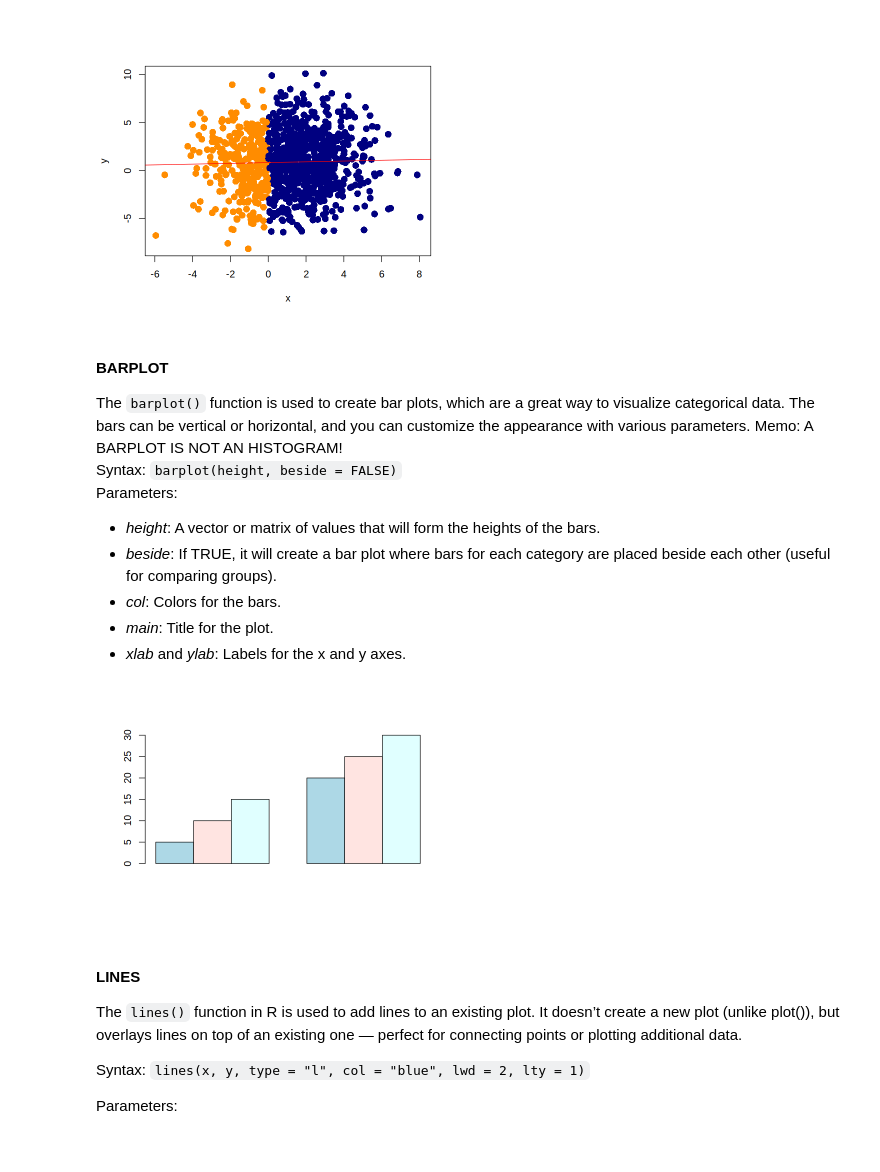
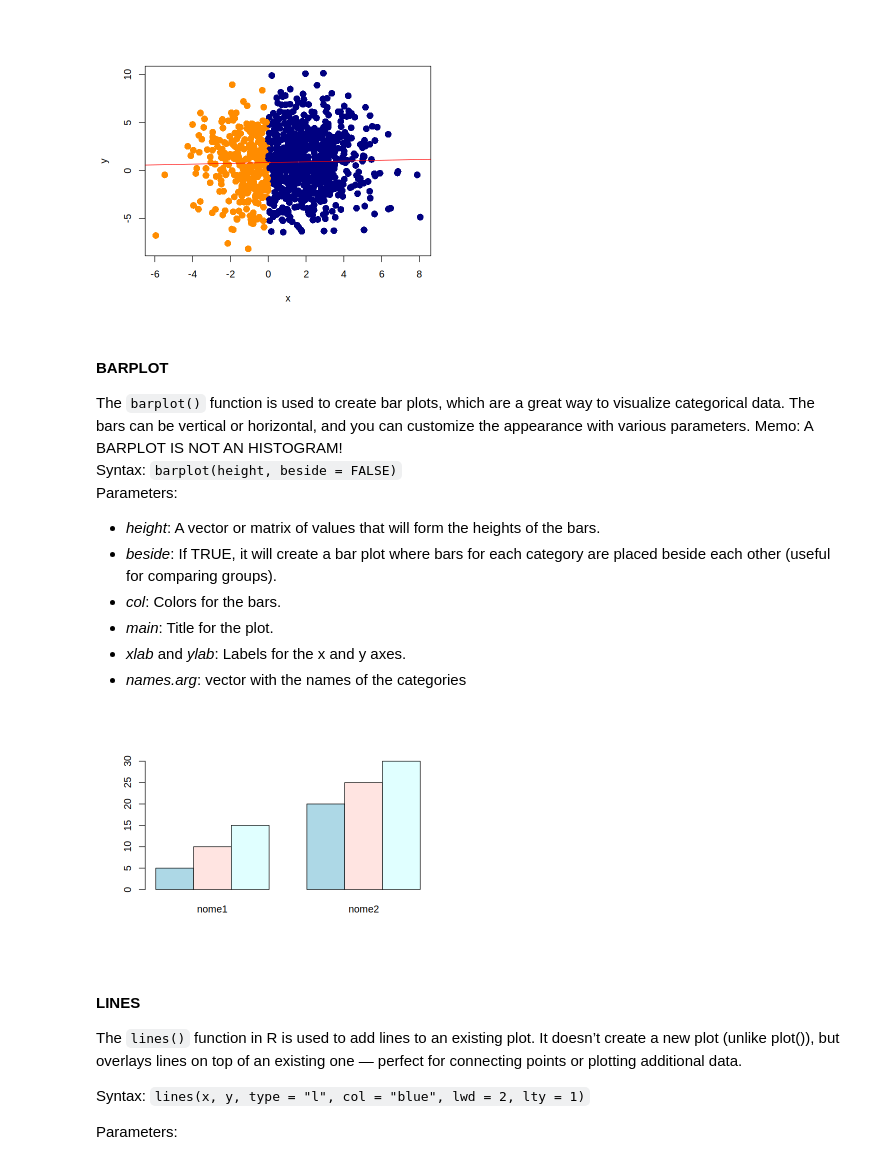
Before and after one commit to seccobenedetto/coding_tutorials, a Jupyter notebook: R.ipynb, the cells around one changed output. Saved outputs shown, nothing was run; the diff lists cells and outputs as text; code cells hidden in the pictures.

```diff
--- a/R.ipynb
+++ b/R.ipynb
@@ -1171,18 +1256,20 @@ Parameters:
 * *col*: Colors for the bars.
 * *main*: Title for the plot.
 * *xlab* and *ylab*: Labels for the x and y axes.
+* *names.arg*: vector with the names of the categories
 # %%
 options(repr.plot.width = 6, repr.plot.height = 4)
 
 # Example with multiple categories (a matrix)
 data_matrix <- matrix(c(5, 10, 15, 20, 25, 30), ncol = 2, nrow=3)
+names <- c('nome1', 'nome2')
 
 # Bar plot with side-by-side bars for each category
-barplot(data_matrix, beside = TRUE,
+barplot(data_matrix, beside = TRUE, names.arg = names,
         col = c("lightblue","mistyrose","lightcyan")
         )
 # %% [output]
-[figure, old version]
+[figure, new version]
 # %% [markdown]
 #### LINES
 The `lines()` function in R is used to add lines to an existing plot. It doesn’t create a new plot (unlike plot()), but overlays lines on top of an existing one — perfect for connecting points or plotting additional data.
```
Also changed, not shown: parts of 13 cells of this notebook.
